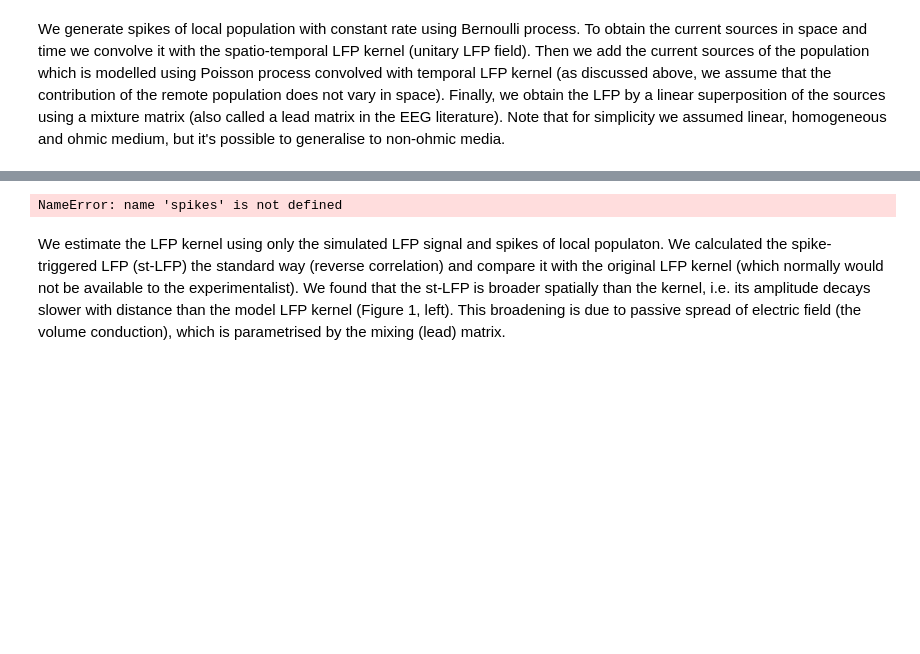
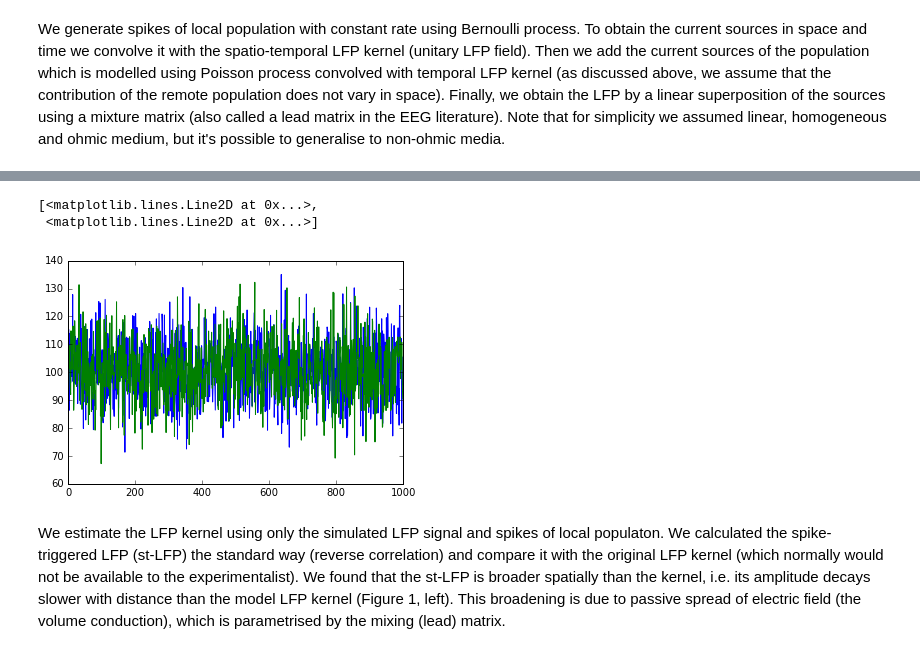
Before and after one commit to btel/jupyter-notebooks, a Jupyter notebook: 2016-07-21-stLFP-whitening-validation/Whitening validation.ipynb, the cells around one changed output, grey strips where cells are left out. Drawn from its saved outputs; the diff is of its cells as text; code cells hidden in the pictures; blank space fills up the shorter version.

```diff
--- a/2016-07-21-stLFP-whitening-validation/Whitening validation.ipynb
+++ b/2016-07-21-stLFP-whitening-validation/Whitening validation.ipynb
@@ -56,10 +54,14 @@ NameError: name 'np' is not defined
 # %%
 from scipy import signal
 lfp = signal.fftconvolve(spikes, kernel, 'same').T
-population = np.random.poisson(N * rate, (npts, n_electrodes))
+population = 1 * np.random.poisson(N * rate, (npts, n_electrodes))
 lfp += population.T
-# %% [output]
-NameError: name 'spikes' is not defined
+# %%
+plt.plot(lfp[:2, :1000].T)
+# %% [output]
+[<matplotlib.lines.Line2D at 0x...>,
+ <matplotlib.lines.Line2D at 0x...>]
+[figure, added]
 # %%
 mixture_matrix = np.array([[1., 0.5], [0.5, 1]])
 lfp = np.dot(mixture_matrix, lfp)
```
Also changed, not shown: parts of 14 cells of this notebook.
